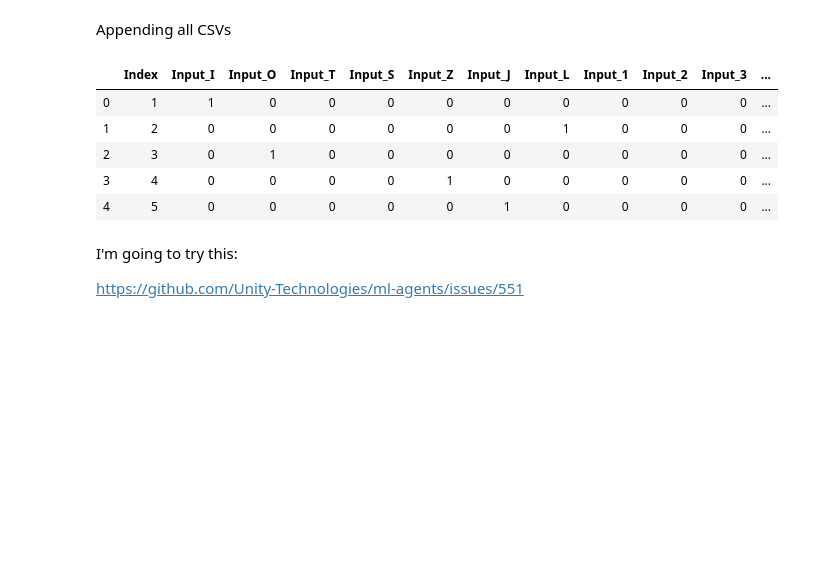
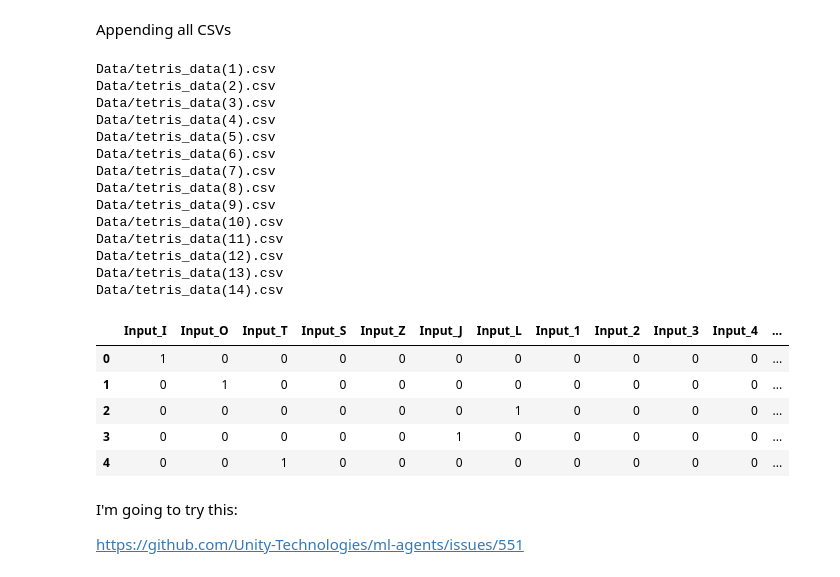
Before and after one commit to minkim25/YamTetris, a Jupyter notebook: TensorflowNetwork/NetworkTrainer.ipynb, the cells around one changed output. Saved outputs shown, nothing was run; the diff lists cells and outputs as text; code cells hidden in the pictures; blank space fills up the shorter version.

Commit message:
there was a mistake in my concat code lol -- 48% now

```diff
--- a/TensorflowNetwork/NetworkTrainer.ipynb
+++ b/TensorflowNetwork/NetworkTrainer.ipynb
@@ -8,6 +8,8 @@ import numpy as np
 from sklearn.model_selection import train_test_split
 # %%
-columns = ['Index','Input_I'
+columns = [
+    #'Index',
+'Input_I'
 ,'Input_O'
 ,'Input_T'
 ,'Input_S'
@@ -259,24 +261,39 @@ columns = ['Index','Input_I'
 # %% [markdown]
 Appending all CSVs
 # %%
-#df = pd.read_csv('DAta/tetris_data(0).csv')
-df = pd.read_csv('tetris_data.csv', header=None)
-#for i in range(1,15):
-#    dfAppendPath = 'Data/tetris_data('+str(i) + ').csv'
-#    dfAppend = pd.read_csv(dfAppendPath)
-#    df = pd.concat([df,dfAppend])
+df = pd.read_csv('Data/tetris_data(0).csv')
+df.columns = columns
+for i in range(1,15):
+    dfAppendPath = 'Data/tetris_data('+str(i) + ').csv'
+    dfAppend = pd.read_csv(dfAppendPath)
+    dfAppend.columns = columns
 
-#    print('Data/tetris_data('+str(i) + ').csv')
-#df = df.reset_index()
-df.columns = columns
+    df = pd.concat([df,dfAppend],ignore_index=True)
+    sums = df.sum(axis = 0, skipna = True)
+    print('Data/tetris_data('+str(i) + ').csv')
+
 df.head()
 # %% [output]
+Data/tetris_data(1).csv
+Data/tetris_data(2).csv
+Data/tetris_data(3).csv
+Data/tetris_data(4).csv
+Data/tetris_data(5).csv
+Data/tetris_data(6).csv
+Data/tetris_data(7).csv
+Data/tetris_data(8).csv
+Data/tetris_data(9).csv
+Data/tetris_data(10).csv
+Data/tetris_data(11).csv
+Data/tetris_data(12).csv
+Data/tetris_data(13).csv
+Data/tetris_data(14).csv
-|  | Index | Input_I | Input_O | Input_T | Input_S | Input_Z | Input_J | Input_L | Input_1 | Input_2 | Input_3 | ... |
-| 0 | 1 | 1 | 0 | 0 | 0 | 0 | 0 | 0 | 0 | 0 | 0 | ... |
-| 1 | 2 | 0 | 0 | 0 | 0 | 0 | 0 | 1 | 0 | 0 | 0 | ... |
-| 2 | 3 | 0 | 1 | 0 | 0 | 0 | 0 | 0 | 0 | 0 | 0 | ... |
-| 3 | 4 | 0 | 0 | 0 | 0 | 1 | 0 | 0 | 0 | 0 | 0 | ... |
-| 4 | 5 | 0 | 0 | 0 | 0 | 0 | 1 | 0 | 0 | 0 | 0 | ... |
+|  | Input_I | Input_O | Input_T | Input_S | Input_Z | Input_J | Input_L | Input_1 | Input_2 | Input_3 | Input_4 | ... |
+| 0 | 1 | 0 | 0 | 0 | 0 | 0 | 0 | 0 | 0 | 0 | 0 | ... |
+| 1 | 0 | 1 | 0 | 0 | 0 | 0 | 0 | 0 | 0 | 0 | 0 | ... |
+| 2 | 0 | 0 | 0 | 0 | 0 | 0 | 1 | 0 | 0 | 0 | 0 | ... |
+| 3 | 0 | 0 | 0 | 0 | 0 | 1 | 0 | 0 | 0 | 0 | 0 | ... |
+| 4 | 0 | 0 | 1 | 0 | 0 | 0 | 0 | 0 | 0 | 0 | 0 | ... |
 # %% [markdown]
 I'm going to try this:
 
```
Also changed, not shown: parts of 12 cells of this notebook.
